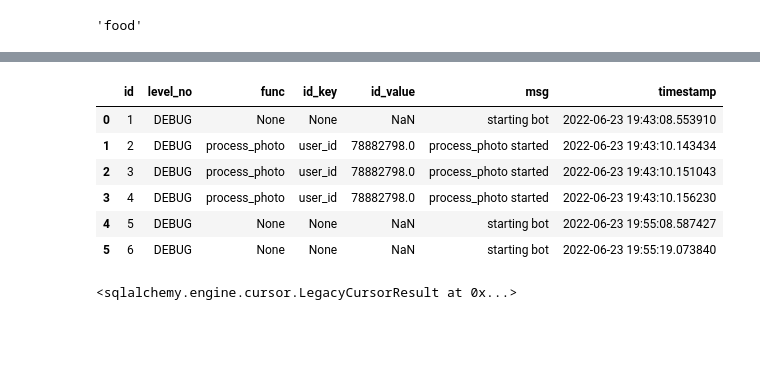
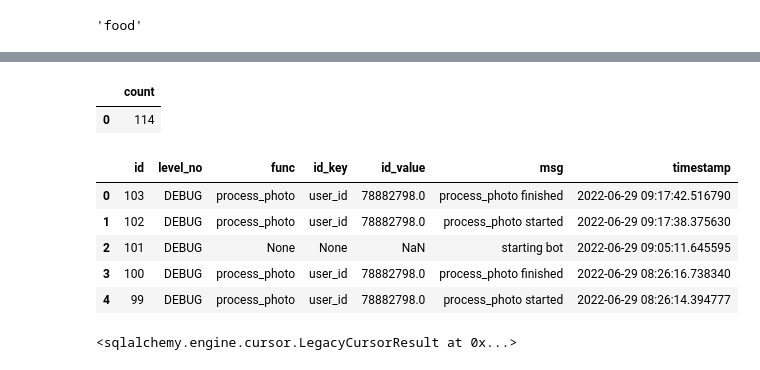
Before and after one commit to DmitriyG228/food, a Jupyter notebook: 00_psql.ipynb, the cells around one changed output, grey strips where cells are left out. Cells and saved outputs as stored; diff of their text form; code cells hidden in the pictures; blank space fills up the shorter version.

```diff
--- a/00_psql.ipynb
+++ b/00_psql.ipynb
@@ -261,12 +337,7 @@ class Logs (LocalBase):
 
     timestamp            = Column(DateTime, nullable=False)
 # %%
-pd.read_sql('select * from food.bot_logs',engine)
+pd.read_sql('select count(*) from food.bot_logs',engine)
 # %% [output]
-|  | id | level_no | func | id_key | id_value | msg | timestamp |
-| 0 | 1 | DEBUG | None | None | NaN | starting bot | 2022-06-23 19:43:08.553910 |
-| 1 | 2 | DEBUG | process_photo | user_id | 78882798.0 | process_photo started | 2022-06-23 19:43:10.143434 |
-| 2 | 3 | DEBUG | process_photo | user_id | 78882798.0 | process_photo started | 2022-06-23 19:43:10.151043 |
-| 3 | 4 | DEBUG | process_photo | user_id | 78882798.0 | process_photo started | 2022-06-23 19:43:10.156230 |
-| 4 | 5 | DEBUG | None | None | NaN | starting bot | 2022-06-23 19:55:08.587427 |
-| 5 | 6 | DEBUG | None | None | NaN | starting bot | 2022-06-23 19:55:19.073840 |
+|  | count |
+| 0 | 114 |
@@ -275,3 +344,12 @@ pd.read_sql('select * from food.bot_logs',engine)
+# %%
+pd.read_sql('select * from food.bot_logs order by id desc limit 5',engine)
+# %% [output]
+|  | id | level_no | func | id_key | id_value | msg | timestamp |
+| 0 | 103 | DEBUG | process_photo | user_id | 78882798.0 | process_photo finished | 2022-06-29 09:17:42.516790 |
+| 1 | 102 | DEBUG | process_photo | user_id | 78882798.0 | process_photo started | 2022-06-29 09:17:38.375630 |
+| 2 | 101 | DEBUG | None | None | NaN | starting bot | 2022-06-29 09:05:11.645595 |
+| 3 | 100 | DEBUG | process_photo | user_id | 78882798.0 | process_photo finished | 2022-06-29 08:26:16.738340 |
+| 4 | 99 | DEBUG | process_photo | user_id | 78882798.0 | process_photo started | 2022-06-29 08:26:14.394777 |
 # %%
 engine.execute(f'CREATE SCHEMA IF NOT EXISTS {schema};')
 # %% [output]
```
Also changed, not shown: parts of 11 cells of this notebook, 9 other files.
